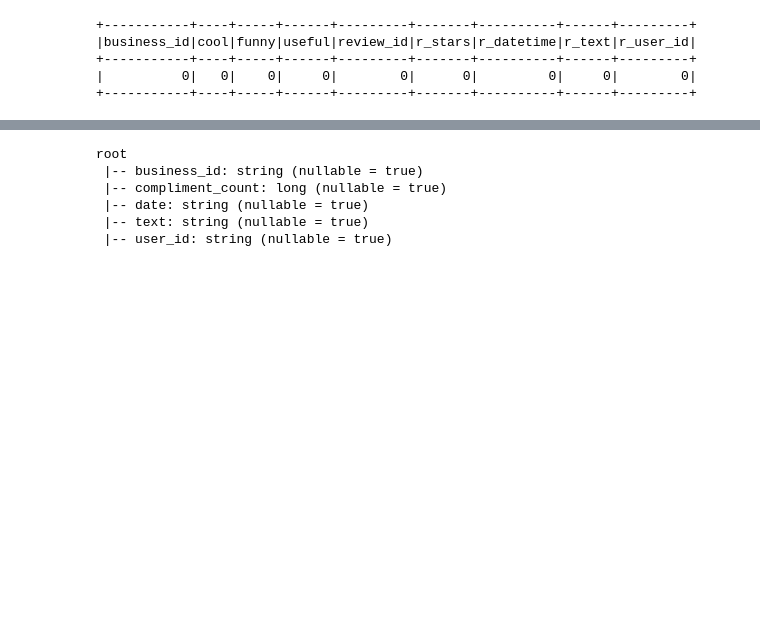
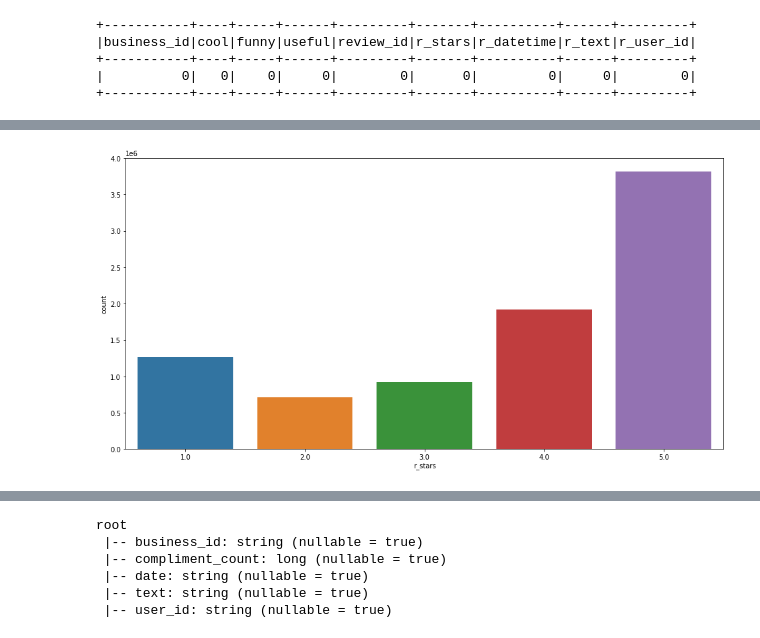
Before and after one commit to Necronoxia/Cdac_proj_yelp, a Jupyter notebook: EDA.ipynb, the cells around one changed output, grey strips where cells are left out. Cells and saved outputs as stored; diff of their text form; code cells hidden in the pictures; blank space fills up the shorter version.

```diff
--- a/EDA.ipynb
+++ b/EDA.ipynb
@@ -227,3 +243,10 @@ df3_1.describe().toPandas()
 | 2 | stddev | None | 2.2443782574142226 | 1.8696752485350616 | 3.20423644733357 | None | 1.456808728407596 | None | None | None |
 | 3 | min | --0DF12EMHYI8XIgoFha6A | 0 | 0 | 0 | ---29scUlbDR81-A1BDxdg | 1.0 | 2004-10-12 11:14:43 | ! ... , . . \n\nA fantastic di... | ---2PmXbF47D870stH1jqA |
 | 4 | max | zzzKmD9Mj6WtJwJUhA_1dg | 732 | 610 | 758 | zzzzqrZuBZ3g9iprEPYnoA | 5.0 | 2021-01-28 15:38:54 | ･Sadly, 5 out of 6 beers in our f... | zzzqnB-6DlYUbqAPxUxg4A |
+# %%
+star_review = df3_1.groupby("r_stars").count().sort("r_stars",ascending=False).toPandas()
+# %%
+fig = plt.figure(figsize=(16,8))
+ax = sns.barplot(x="r_stars", y="count", data=star_review)
+# %% [output]
+[figure, added]
```
Also changed, not shown: parts of 9 cells of this notebook.
